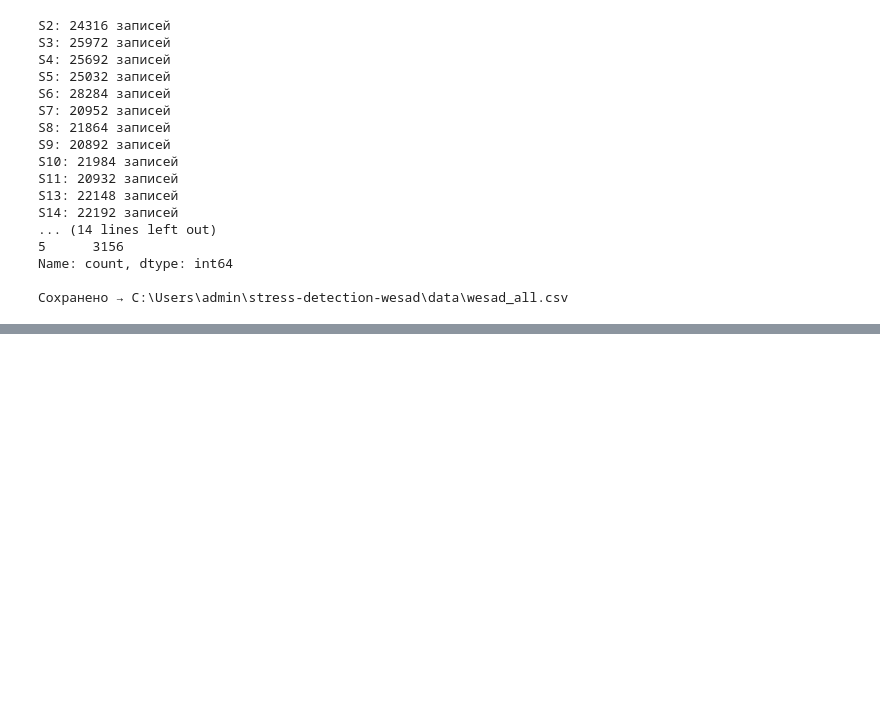
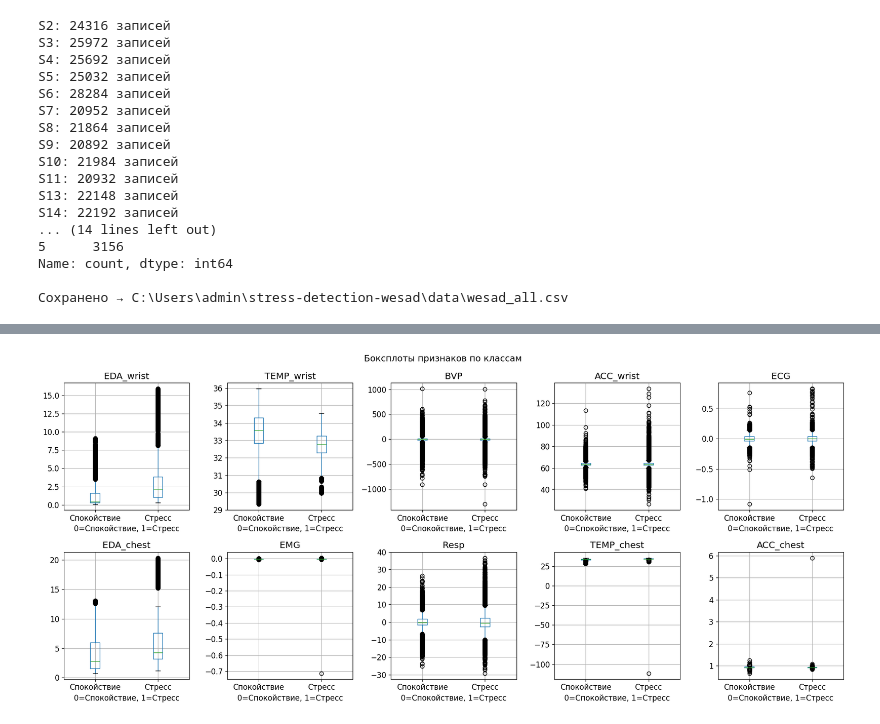
Before and after one commit to yerbolshudabay-gif/stress-detection-wesad, a Jupyter notebook: notebooks/01_EDA.ipynb, the cells around one changed output, grey strips where cells are left out. Saved outputs shown, nothing was run; the diff lists cells and outputs as text; code cells hidden in the pictures; blank space fills up the shorter version.

```diff
--- a/notebooks/01_EDA.ipynb
+++ b/notebooks/01_EDA.ipynb
@@ -241,0 +259,15 @@ Name: count, dtype: int64
+# %%
+fig, axes = plt.subplots(2, 5, figsize=(18, 8))
+
+for idx, feature in enumerate(features):
+    ax = axes[idx//5][idx%5]
+    df.boxplot(column=feature, by='label', ax=ax)
+    ax.set_title(feature)
+    ax.set_xlabel('0=Спокойствие, 1=Стресс')
+    ax.set_xticklabels(['Спокойствие', 'Стресс'])
+
+plt.suptitle('Боксплоты признаков по классам', fontsize=14)
+plt.tight_layout()
+plt.show()
+# %% [output]
+[figure, added]
```
Also changed, not shown: parts of 2 cells of this notebook.
